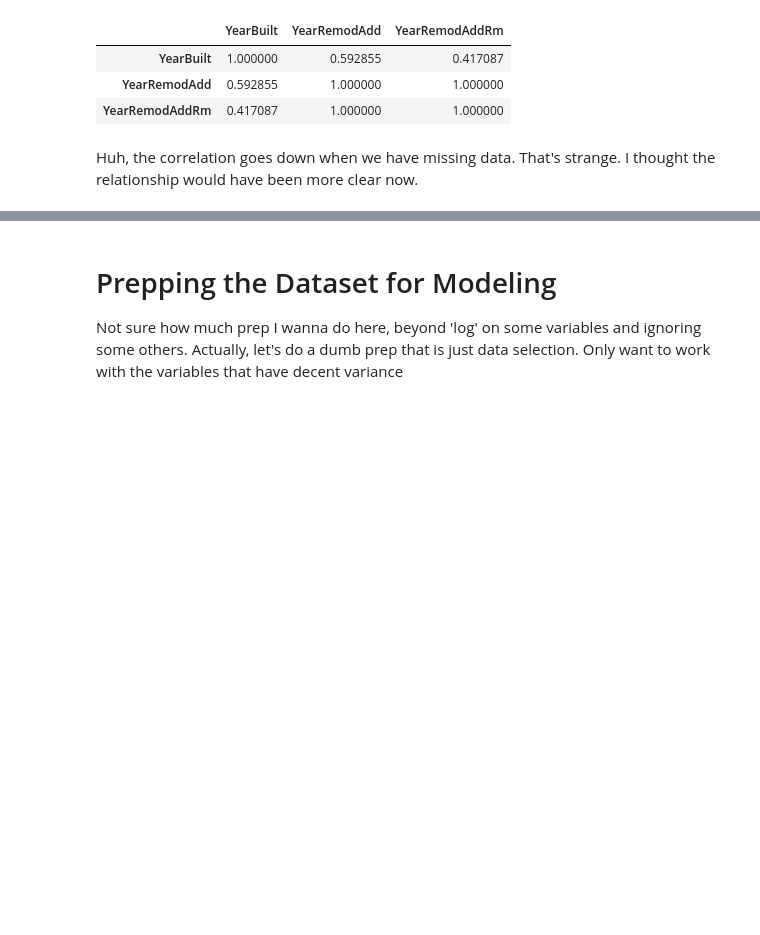
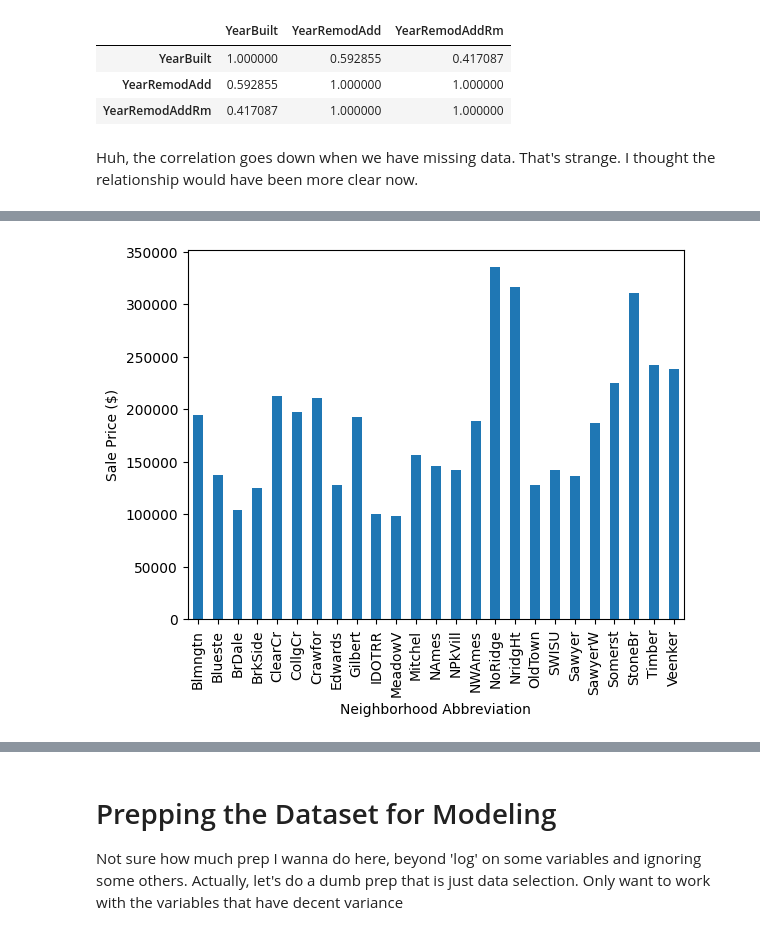
Before and after one commit to brendancopps7/Kaggle-House-Pricing, a Jupyter notebook: house-price-competition.ipynb, the cells around one changed output, grey strips where cells are left out. Drawn from its saved outputs; the diff is of its cells as text; code cells hidden in the pictures; blank space fills up the shorter version.

Commit message:
Kaggle Notebook | House Price Competition | Version 6

```diff
--- a/house-price-competition.ipynb
+++ b/house-price-competition.ipynb
@@ -238,0 +251,4 @@ Huh, the correlation goes down when we have missing data. That's strange. I thou
+# %%
+bargraph = train.groupby(by = "Neighborhood")["SalePrice"].mean().plot.bar(xlabel = "Neighborhood Abbreviation", ylabel = "Sale Price ($)")
+# %% [output]
+[figure, added]
```
Also changed, not shown: parts of 15 cells of this notebook.
